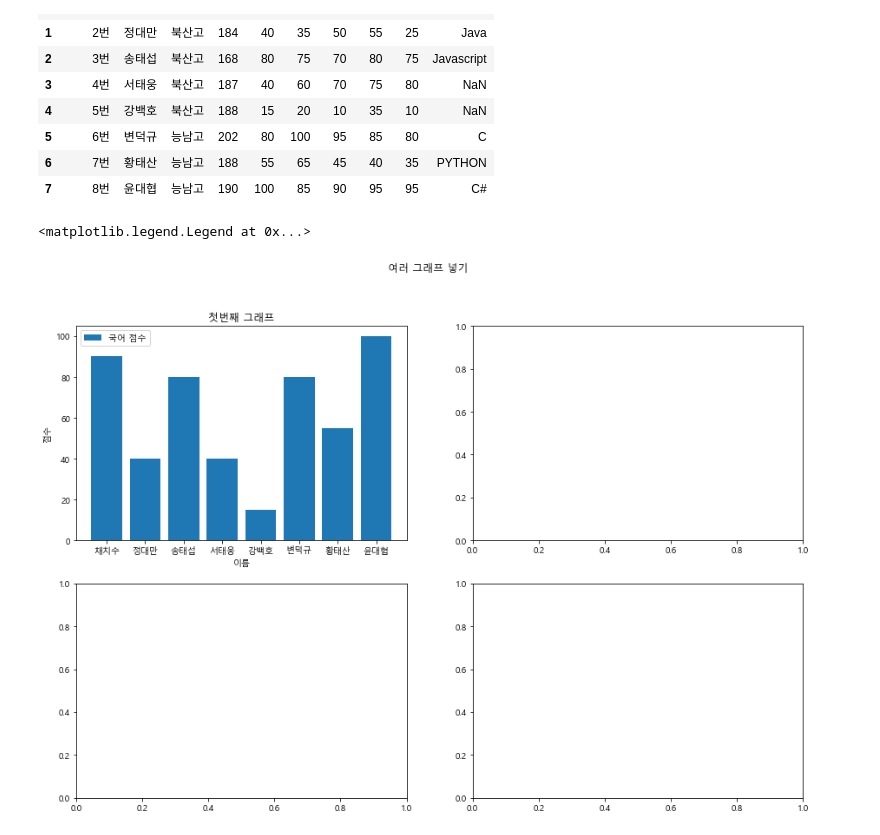
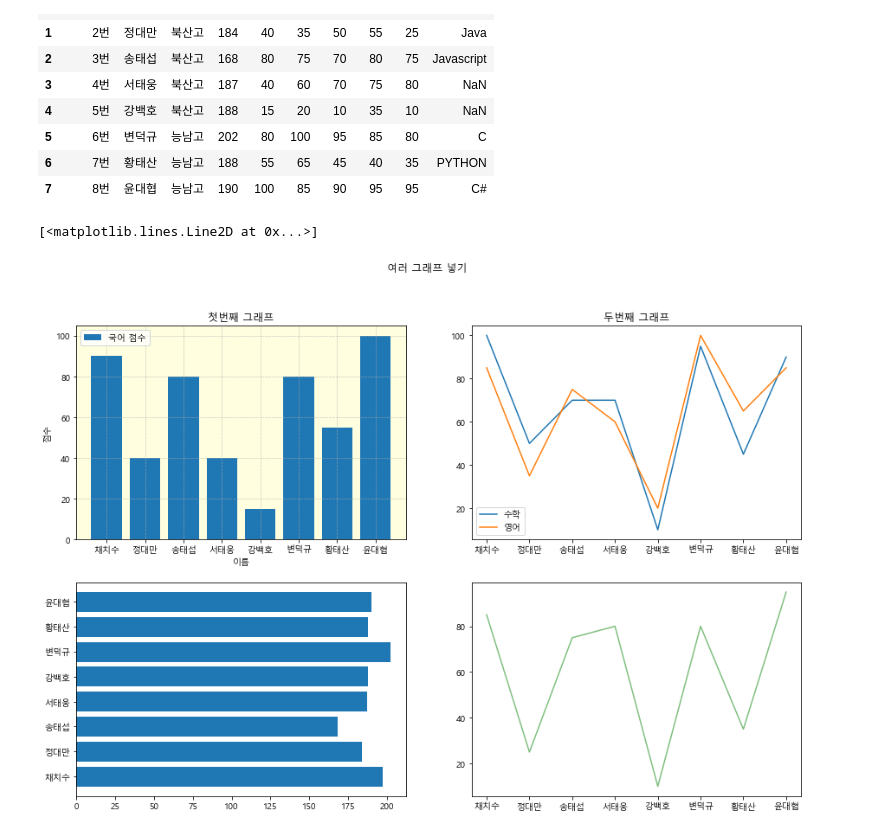
Before and after one commit to TheoKim365/NadoCoding, a Jupyter notebook: DataAnalysis/Matplotlib/16. 여러그래프.ipynb, the cells around one changed output. Saved outputs shown, nothing was run; the diff lists cells and outputs as text; code cells hidden in the pictures.

```diff
--- a/DataAnalysis/Matplotlib/16. 여러그래프.ipynb
+++ b/DataAnalysis/Matplotlib/16. 여러그래프.ipynb
@@ -24,12 +24,26 @@ df
 # %%
 fig, axs = plt.subplots(2,2, figsize=(15,10)) # 2x2에 해당하는 plots를 생성
 fig.suptitle('여러 그래프 넣기')
 
-# df['이름']
-axs[0,0].bar(df['이름'], df['국어'], label='국어 점수')
+# 첫번째 그래프
+axs[0,0].bar(df['이름'], df['국어'], label='국어 점수')  # 데이터 설정
 axs[0,0].set_title('첫번째 그래프')
+axs[0,0].legend()
 axs[0,0].set(xlabel='이름', ylabel='점수')
-axs[0,0].legend()
+axs[0,0].set_facecolor('lightyellow')  # 전면 색
+axs[0,0].grid(linestyle='--', linewidth=0.5)
+
+# 두번째 그래프
+axs[0,1].plot(df['이름'], df['수학'], label='수학')
+axs[0,1].plot(df['이름'], df['영어'], label='영어')
+axs[0,1].set_title('두번째 그래프')
+axs[0,1].legend()
+
+# 세번째 그래프
+axs[1,0].barh(df['이름'], df['키'])
+
+# 네번째 그래프
+axs[1,1].plot(df['이름'], df['사회'], color='green', alpha= 0.5)
 # %% [output]
-<matplotlib.legend.Legend at 0x...>
+[<matplotlib.lines.Line2D at 0x...>]
-[figure, old version]
+[figure, new version]
```
Also changed, not shown: 3 other files.
